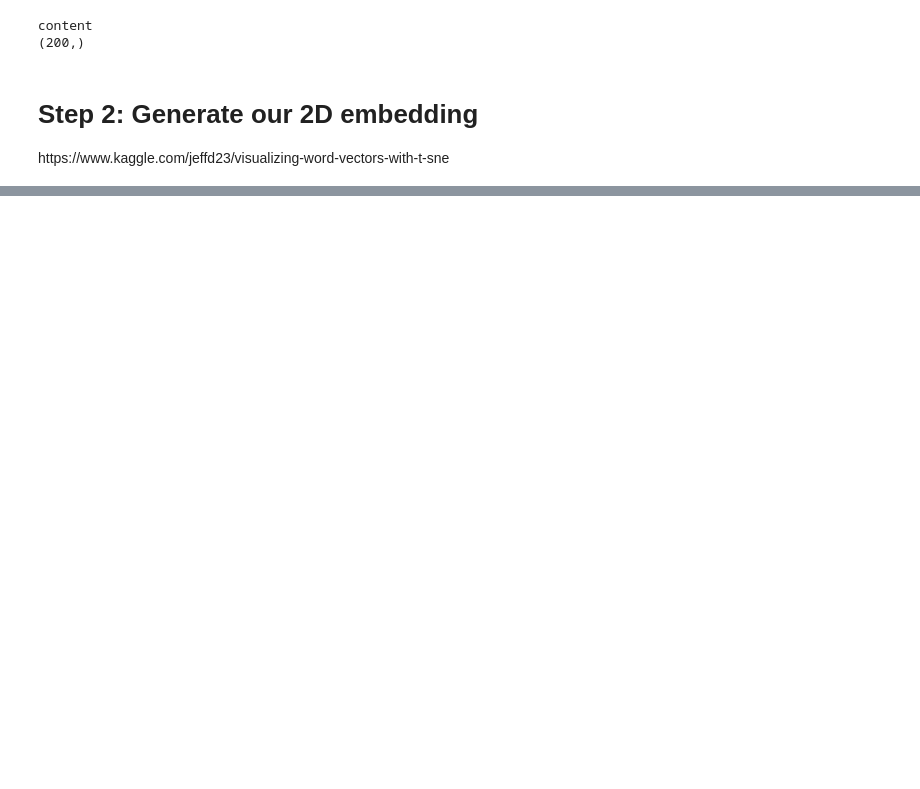
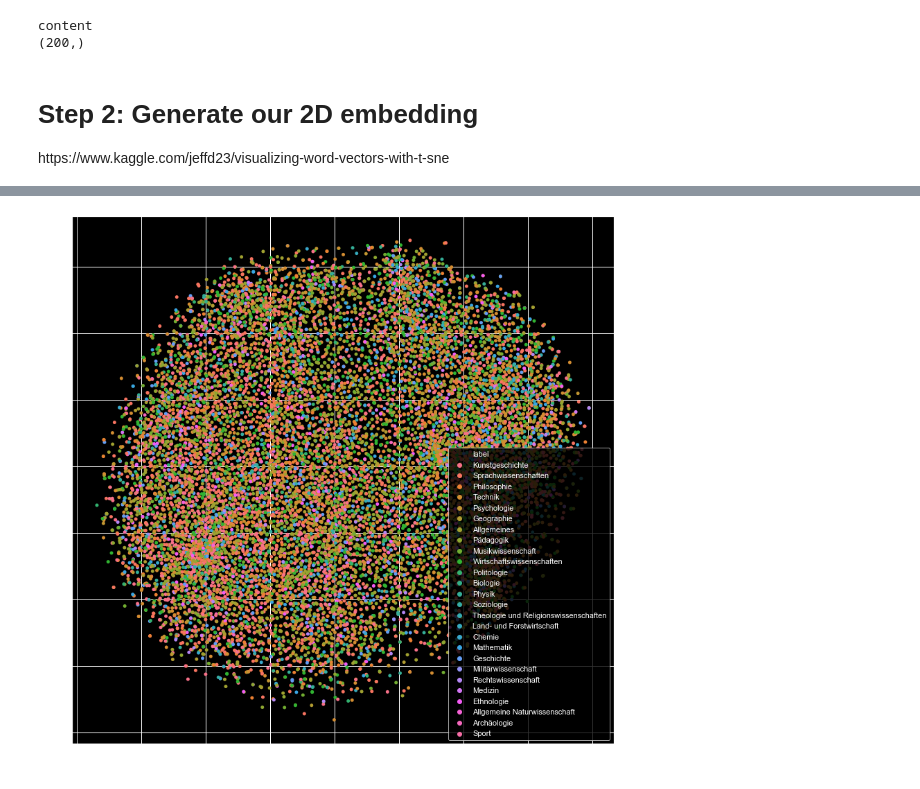
Before and after one commit to jopoint/library, a Jupyter notebook: src/bib_5_doc2vec_2.ipynb, the cells around one changed output, grey strips where cells are left out. Saved outputs shown, nothing was run; the diff lists cells and outputs as text; code cells hidden in the pictures; blank space fills up the shorter version.

```diff
--- a/src/bib_5_doc2vec_2.ipynb
+++ b/src/bib_5_doc2vec_2.ipynb
@@ -222,0 +254,44 @@ df.head()
+# %%
+import seaborn as sns
+sns.set()
+
+def compare_lists(list_1):
+    '''
+    return 1 if list_1 contains an element mentioned in CATEGORIES
+    '''
+    global CATEGORIES
+    if type(list_1) != list:
+        return 0
+    for element in list_1:
+        if element in CATEGORIES:
+            return 1
+    return 0
+
+def label(list_1):
+    '''
+    checks if CATEGORY contains an element contained in list_1
+    returns that elment
+    no double categories possible
+    needs to be improveed
+    '''
+    global CATEGORIES
+    if type(list_1) != list:
+        return ''
+    for cat in CATEGORIES:
+        if cat in list_1:
+            return cat
+    return ''
+
+def visualize_categories():
+    ''' plots data with categores defined in CATEGORIES '''
+    df['to_visualize'] = df['class'].apply(compare_lists)
+    df['label'] = df['class'].apply(label)
+    plt.figure(figsize=(14, 14))
+    plt.style.use('dark_background')
+    sns.scatterplot(x='x',y='y',hue='label',data=df.loc[df['to_visualize']==1], s=25, linewidth=0)
+
+
+CATEGORIES = ['Sprachwissenschaften', 'Sport', 'Land- und Forstwirtschaft', 'Medizin', 'Allgemeine Naturwissenschaft', 'Geographie', 'Wirtschaftswissenschaften', 'Rechtswissenschaft', 'Militärwissenschaft', 'Gesundheitswissenschaften', 'Archäologie', 'Psychologie', 'Pädagogik', 'Philosophie', 'Theologie und Religionswissenschaften', 'Allgemeines', 'Physik', 'Chemie', 'Biologie', 'Technik', 'Mathematik', 'Informatik''Philologie', 'Ethnologie', 'Kunstgeschichte', 'Musikwissenschaft', 'Politologie', 'Soziologie', 'Geschichte']
+visualize_categories()
+df.head()
+# %% [output]
@@ -222,0 +304 @@ df.head()
+[figure, added]
```
Also changed, not shown: parts of 11 cells of this notebook, 2 other files.
